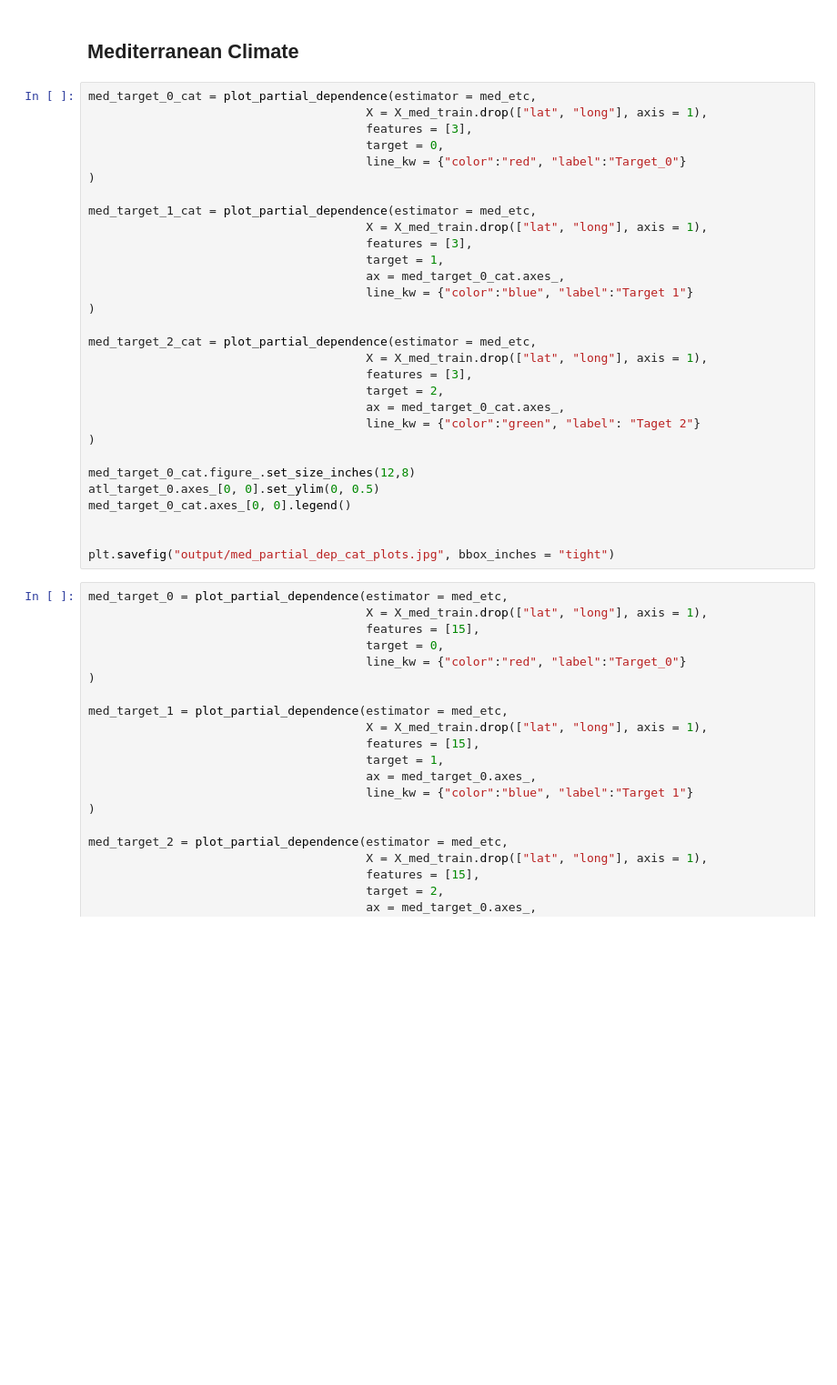
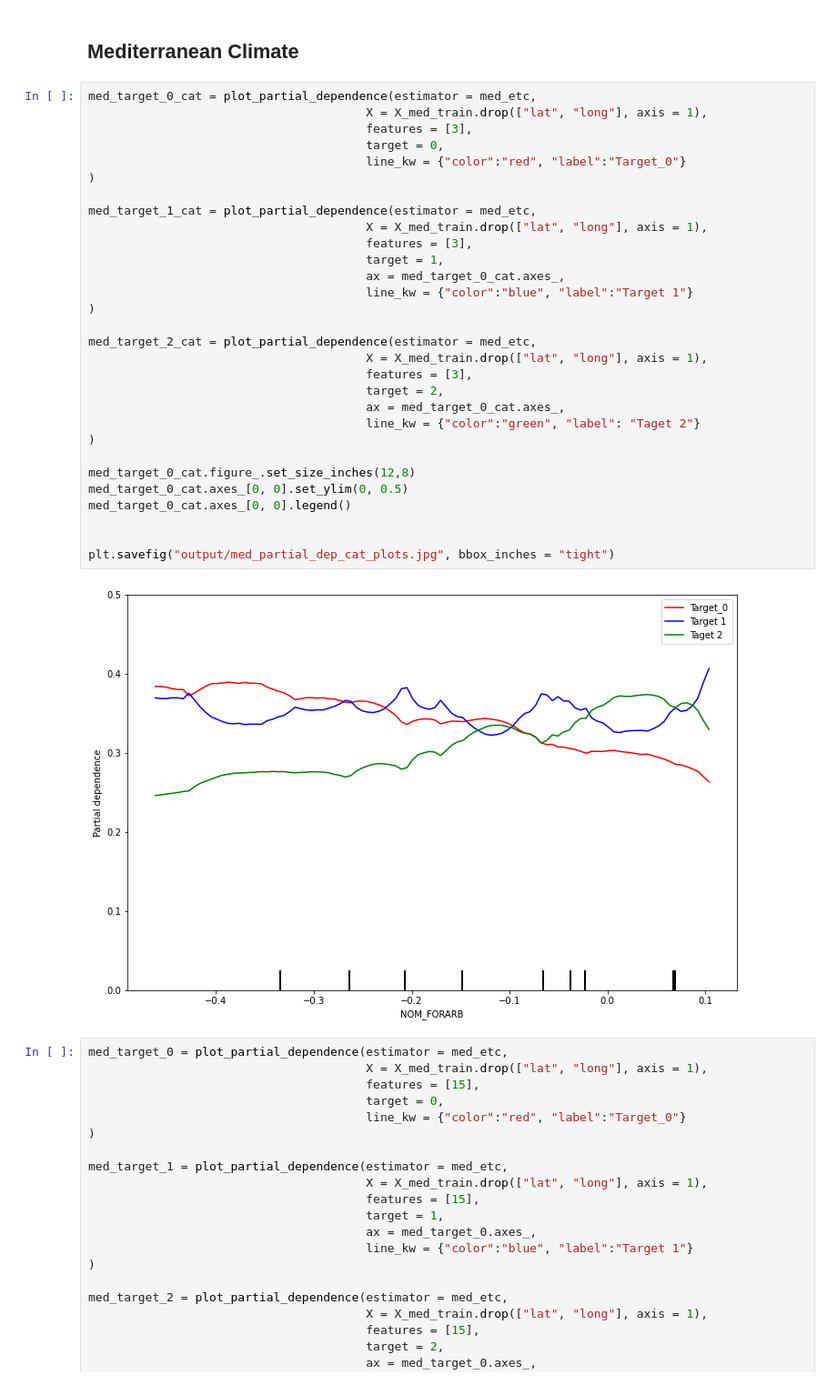
Before and after one commit to MarioGar25/Trend-of-forest-areas, a Jupyter notebook: 2.ML_SKLEARN.ipynb, the cells around one changed output. Shown at 91% size. Cells and saved outputs as stored; diff of their text form; blank space fills up the shorter version.

Commit message:
adding mediterranean dependence plot

```diff
--- a/2.ML_SKLEARN.ipynb
+++ b/2.ML_SKLEARN.ipynb
@@ -828,33 +828,35 @@ plt.savefig("output/alp_.features_importances.jpg", bbox_inches='tight');
 # %%
 med_target_0_cat = plot_partial_dependence(estimator = med_etc,
                                        X = X_med_train.drop(["lat", "long"], axis = 1),
                                        features = [3],
                                        target = 0,
                                        line_kw = {"color":"red", "label":"Target_0"}
 )
 
 med_target_1_cat = plot_partial_dependence(estimator = med_etc,
                                        X = X_med_train.drop(["lat", "long"], axis = 1),
                                        features = [3],
                                        target = 1,
                                        ax = med_target_0_cat.axes_,
                                        line_kw = {"color":"blue", "label":"Target 1"}
 )
 
 med_target_2_cat = plot_partial_dependence(estimator = med_etc,
                                        X = X_med_train.drop(["lat", "long"], axis = 1),
                                        features = [3],
                                        target = 2,
                                        ax = med_target_0_cat.axes_,
                                        line_kw = {"color":"green", "label": "Taget 2"}
 )
 
 med_target_0_cat.figure_.set_size_inches(12,8)
-atl_target_0.axes_[0, 0].set_ylim(0, 0.5)
+med_target_0_cat.axes_[0, 0].set_ylim(0, 0.5)
 med_target_0_cat.axes_[0, 0].legend()
 
 
 plt.savefig("output/med_partial_dep_cat_plots.jpg", bbox_inches = "tight")
+# %% [output]
+[figure, added]
 # %%
 med_target_0 = plot_partial_dependence(estimator = med_etc,
                                        X = X_med_train.drop(["lat", "long"], axis = 1),
```
Also changed, not shown: parts of 5 cells of this notebook.
